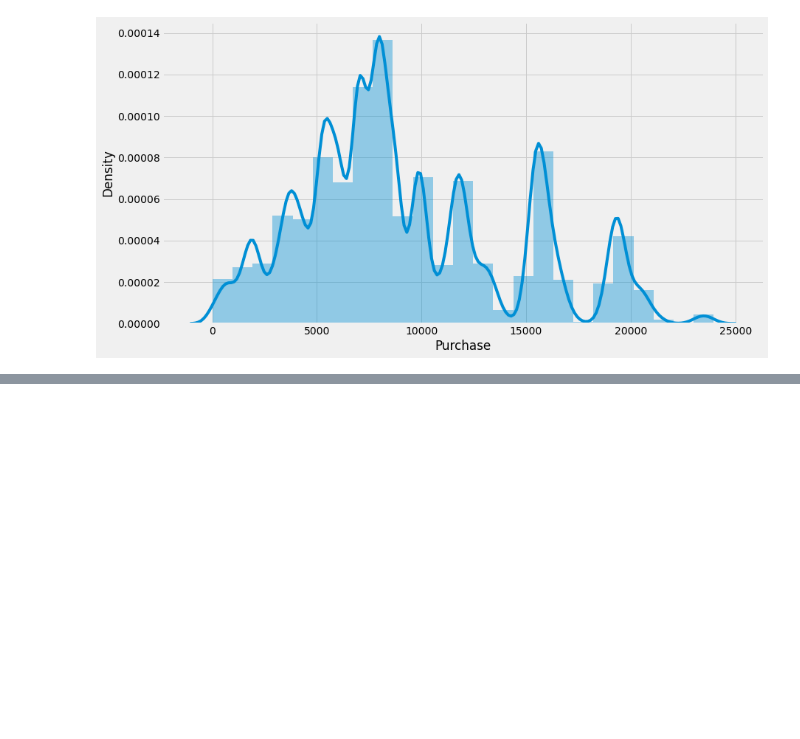
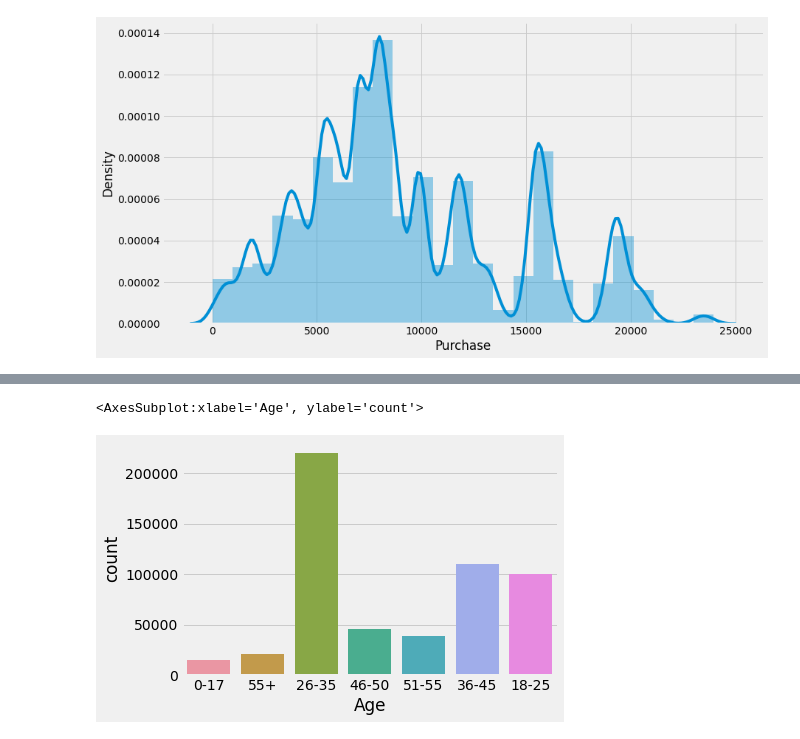
Before and after one commit to ANKIT08122001/capstone-project, a Jupyter notebook: capstone revised-checkpoint.ipynb, the cells around one changed output, grey strips where cells are left out. Saved outputs shown, nothing was run; the diff lists cells and outputs as text; code cells hidden in the pictures; blank space fills up the shorter version.

```diff
--- a/capstone revised-checkpoint.ipynb
+++ b/capstone revised-checkpoint.ipynb
@@ -91,0 +97,5 @@ sns.distplot(data3['Purchase'],bins=25)
+# %%
+sns.countplot(data3['Age'])
+# %% [output]
+<AxesSubplot:xlabel='Age', ylabel='count'>
+[figure, added]
```
Also changed, not shown: parts of 7 cells of this notebook.
